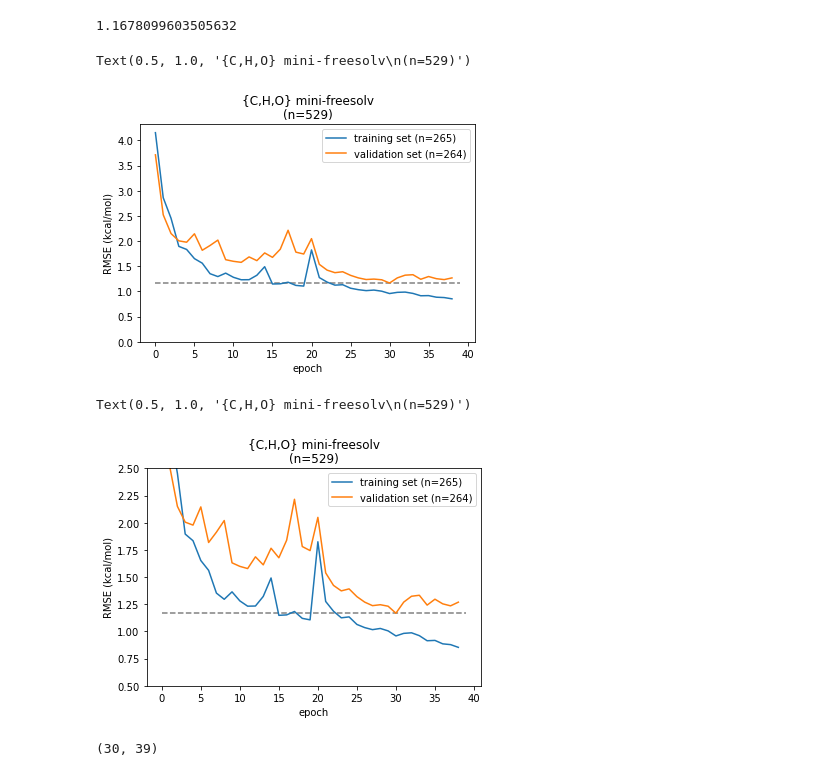
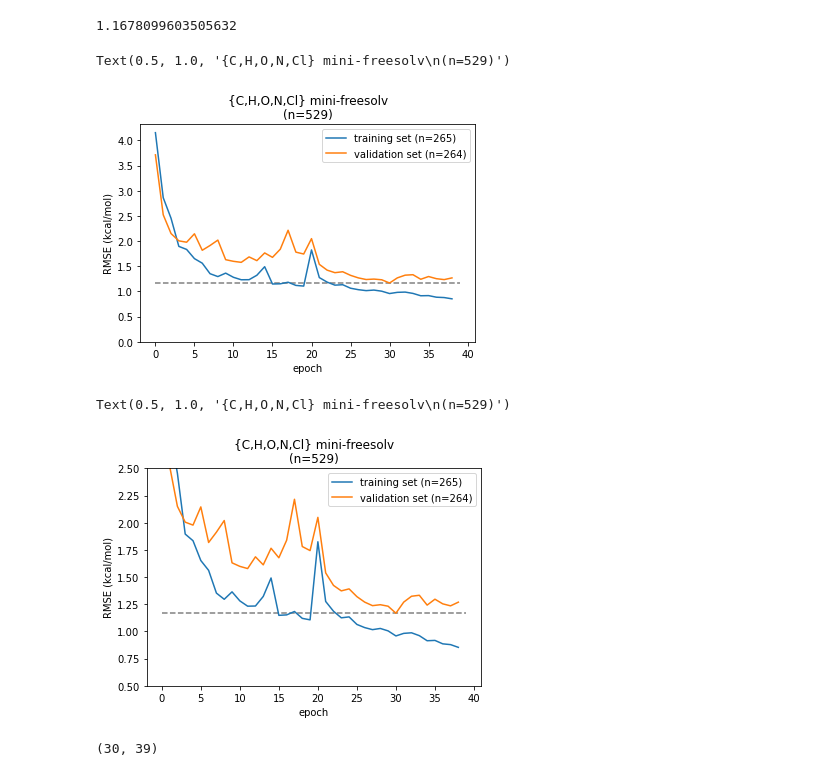
Before and after one commit to choderalab/espaloma, a Jupyter notebook: scripts/free_energy_fitting/fit to {C, H, O, N, Cl} subset of freesolv (n=529).ipynb, the cells around one changed output. Drawn from its saved outputs; the diff is of its cells as text; code cells hidden in the pictures.

Commit message:
oops fix plot labels

```diff
--- a/scripts/free_energy_fitting/fit to {C, H, O, N, Cl} subset of freesolv (n=529).ipynb
+++ b/scripts/free_energy_fitting/fit to {C, H, O, N, Cl} subset of freesolv (n=529).ipynb
@@ -282,18 +282,20 @@ rmses = np.array([report_train_and_validation_rmse(p) for p in predictions])
 rmses[:,1].min()
 # %% [output]
 1.1678099603505632
+# %%
+name = '{C,H,O,N,Cl} mini-freesolv' + f'\n(n={len(cho_freesolv)})'
 # %%
 plt.plot(rmses[:,0], label=f'training set (n={len(train_inds)})')
 plt.plot(rmses[:,1], label=f'validation set (n={len(valid_inds)})')
 plt.legend()
 plt.hlines(np.min(rmses[:,1]), 0, len(rmses), linestyles='--', color='grey')
 plt.xlabel('epoch')
 plt.ylabel('RMSE (kcal/mol)')
 plt.ylim(0,)
-plt.title('{C,H,O} mini-freesolv' + f'\n(n={len(cho_freesolv)})')
+plt.title(name)
 # %% [output]
-Text(0.5, 1.0, '{C,H,O} mini-freesolv\n(n=529)')
+Text(0.5, 1.0, '{C,H,O,N,Cl} mini-freesolv\n(n=529)')
-[figure, old version]
+[figure, new version]
 # %%
 plt.plot(rmses[:,0], label=f'training set (n={len(train_inds)})')
 plt.plot(rmses[:,1], label=f'validation set (n={len(valid_inds)})')
@@ -302,10 +304,10 @@ plt.hlines(np.min(rmses[:,1]), 0, len(rmses), linestyles='--', color='grey')
 plt.xlabel('epoch')
 plt.ylabel('RMSE (kcal/mol)')
 plt.ylim(0.5,2.5)
-plt.title('{C,H,O} mini-freesolv' + f'\n(n={len(cho_freesolv)})')
+plt.title(name)
 # %% [output]
-Text(0.5, 1.0, '{C,H,O} mini-freesolv\n(n=529)')
+Text(0.5, 1.0, '{C,H,O,N,Cl} mini-freesolv\n(n=529)')
-[figure, old version]
+[figure, new version]
 # %%
 np.argmin(rmses[:,1]), len(rmses[:,1])
 # %% [output]
```
Also changed, not shown: parts of 1 cell of this notebook.
